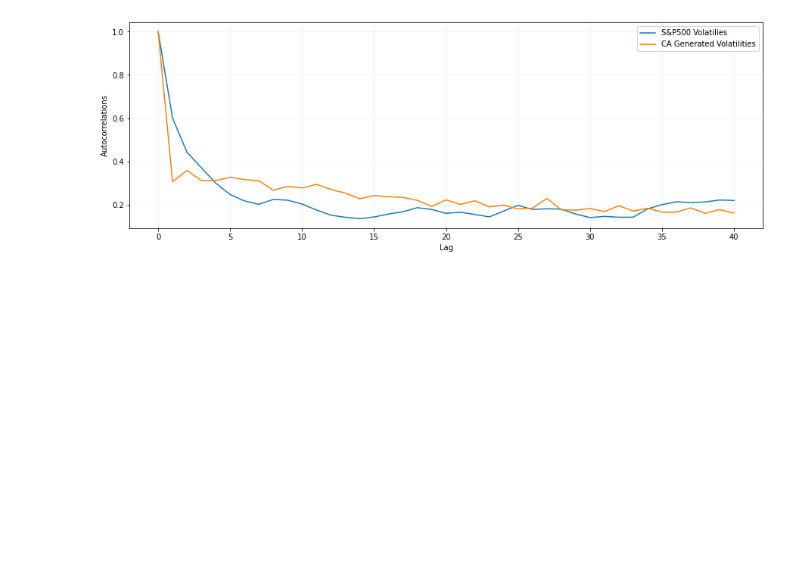
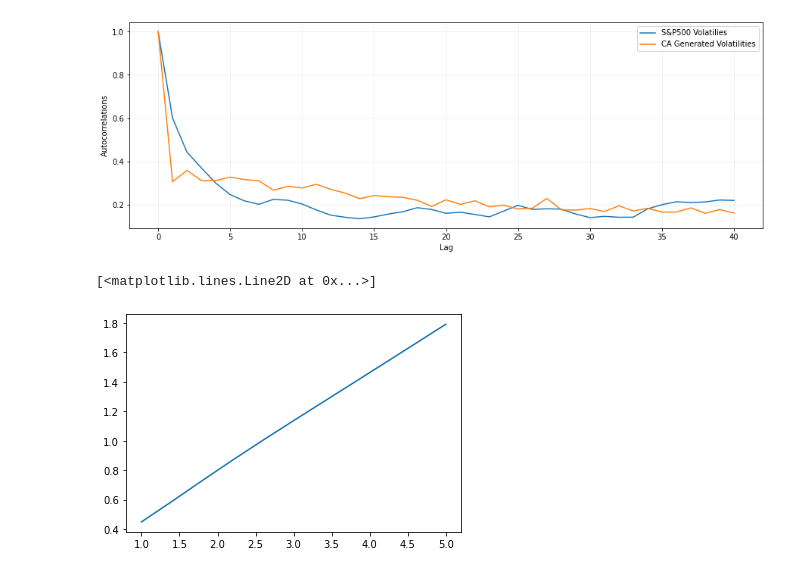
Before and after one commit to charelF/ComplexSystems, a Jupyter notebook: code/james/bartolozzi2004.ipynb, the cells around one changed output. Saved outputs shown, nothing was run; the diff lists cells and outputs as text; code cells hidden in the pictures; blank space fills up the shorter version.

```diff
--- a/code/james/bartolozzi2004.ipynb
+++ b/code/james/bartolozzi2004.ipynb
@@ -435,9 +451,16 @@ plt.show()
 # %% [output]
 [figure]
 # %%
-x, G = execute(0.1, 0.0001, 0.1, 2, 0.1, 0.1)
+x, G = execute(0.1, 0.0001, 0.0493, 1.8, 0.1, 0)
 print(x.shape[0])
 r = (x - np.mean(x)) / np.std(x)
+r = (x - np.mean(x)) / np.std(x)
+s = 100
+S = np.zeros_like(x)
+S[0] = s
+for i in range(1,N0):
+    # S[i] = S[i-1] + (S[i-1] * r[i])
+    S[i] = S[i-1] + (S[i-1] * r[i]/100) + 0.01
 # %% [output]
 2000
 # %%
@@ -479,0 +547,20 @@ plt.show()
+# %%
+x, G = execute(pd=0.1, pe=0.0001, ph=0.0493, A=1.8, a=0.1, h=0)
+r = (x - np.mean(x)) / np.std(x)
+
+s = 100
+S = np.zeros_like(x)
+S[0] = s
+for i in range(1, 2000):
+    S[i] = S[i-1] + (S[i-1] * r[i]/100) + 0.01
+
+q_vals = np.linspace(1, 5, 11)
+h_res = np.zeros(q_vals.shape[0])
+
+for i, val in enumerate(q_vals):
+    h_res[i] = genhurst(S, val)
+# %%
+plt.plot(q_vals, np.multiply(q_vals, h_res))
+# %% [output]
+[<matplotlib.lines.Line2D at 0x...>]
+[figure, added]
```
Also changed, not shown: parts of 6 cells of this notebook.
